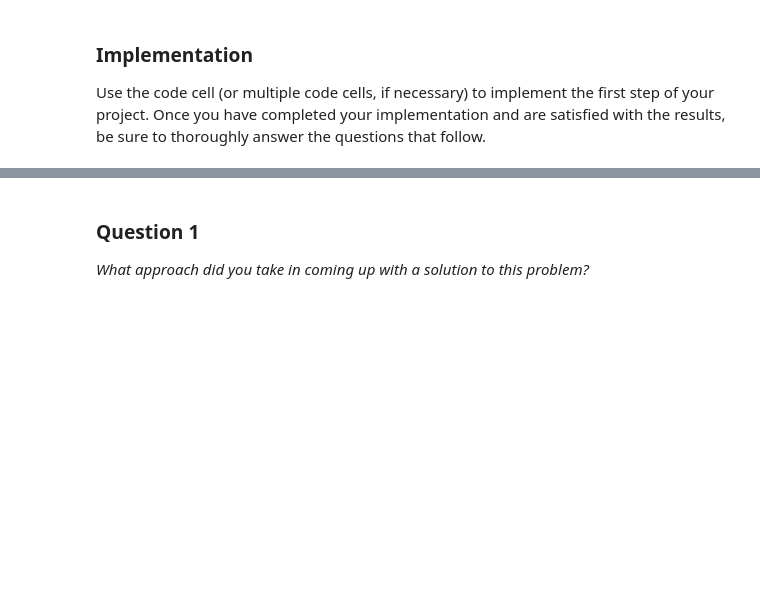
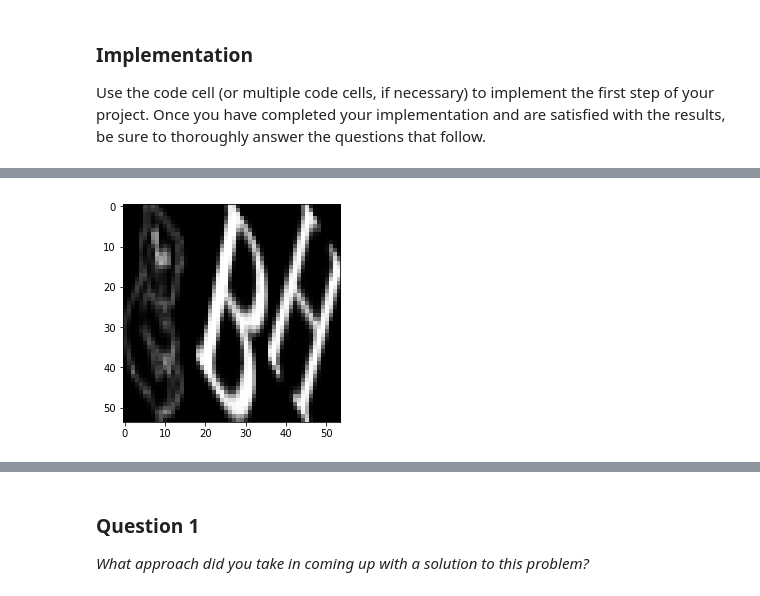
Before and after one commit to rparundekar/udacity_ml, a Jupyter notebook: digit_recognition/digit_recognition.ipynb, the cells around one changed output, grey strips where cells are left out. Cells and saved outputs as stored; diff of their text form; code cells hidden in the pictures; blank space fills up the shorter version.

```diff
--- a/digit_recognition/digit_recognition.ipynb
+++ b/digit_recognition/digit_recognition.ipynb
@@ -31,0 +78,80 @@ Use the code cell (or multiple code cells, if necessary) to implement the first
+# %%
+# -------------------------------------------------
+# Let's define some helpful functions
+# -------------------------------------------------
+
+def accuracy(predictions, labels):
+  return (100.0 * np.sum(np.argmax(predictions, 1) == np.argmax(labels, 1))
+          / predictions.shape[0])
+
+def oneHot(num, length):
+    arr = np.zeros(length)
+    arr[num-1]=1.0
+    return arr
+
+newSize=32
+imgSize=54
+
+
+# -------------------------------------------------
+# Then, let's define the functions for returning scale, crop and rotation variants for each image
+# -------------------------------------------------
+# input is x by y array
+def rotate(pixels, newSize, angle):
+    size = pixels.shape[0]
+    newPixels = np.full([newSize, newSize], -0.5)
+    startPos = (newSize-size)//2
+    for i in range(0,size):
+        for j in range(0,size):
+            newPixels[startPos+i][startPos+j] = pixels[i][j]
+    newPixels = newPixels + 0.5
+    cols = newSize
+    rows = newSize
+    M = cv2.getRotationMatrix2D((cols/2,rows/2),angle, 1)
+    rotated = cv2.warpAffine(newPixels,M,(cols,rows))
+    rotated = rotated - 0.5
+    return rotated
+
+def translate(image, widthTranslate, heightTranslate):
+    newPixels = image+0.5
+    M = np.float32([[1,0,widthTranslate],[0,1,heightTranslate]])
+    newPixels = cv2.warpAffine(newPixels,M,(image.shape[1],image.shape[0]))
+    return newPixels-0.5
+
+def getVariant(digits, toSize):
+    angles = [330, 345,0,15,30]
+    angle = random.choice(angles)
+    numberOfDigits = digits.shape[0]
+    variant=np.full([newSize, newSize*numberOfDigits], -0.5)
+    for num, digit in enumerate(digits):
+        digit=rotate(digit, newSize, angle)
+        for i in range(0,newSize):
+            for j in range(0,newSize):
+                if(digit[i][j]>-0.5):
+                    variant[i][(num*newSize)+j] = digit[i][j]
+    #variant = translate(variant, random.randint(-5,5), random.randint(-5,5))
+    variant = cv2.resize(variant, (toSize, toSize))
+    return variant
+
+import random
+
+#We make the function to get some variants of the image & test it
+sampleImage1=train_dataset[random.randint(0,train_dataset.shape[0])]
+sampleImage1=np.reshape(sampleImage1, [28, 28])
+sampleImage2=train_dataset[random.randint(0,train_dataset.shape[0])]
+sampleImage2=np.reshape(sampleImage2, [28, 28])
+sampleImage3=train_dataset[random.randint(0,train_dataset.shape[0])]
+sampleImage3=np.reshape(sampleImage3, [28, 28])
+
+digits = np.ndarray([3,28,28])
+digits[0] = np.copy(sampleImage1)
+digits[1] = np.copy(sampleImage2)
+digits[2] = np.copy(sampleImage3)
+variant = getVariant(digits, imgSize)
+plt.imshow(variant, cmap='gray')
+plt.show()
+
+for i in range(0,5):
+    print(oneHot(i+1,5))
+# %% [output]
+[figure, added]
```
Also changed, not shown: parts of 15 cells of this notebook.
